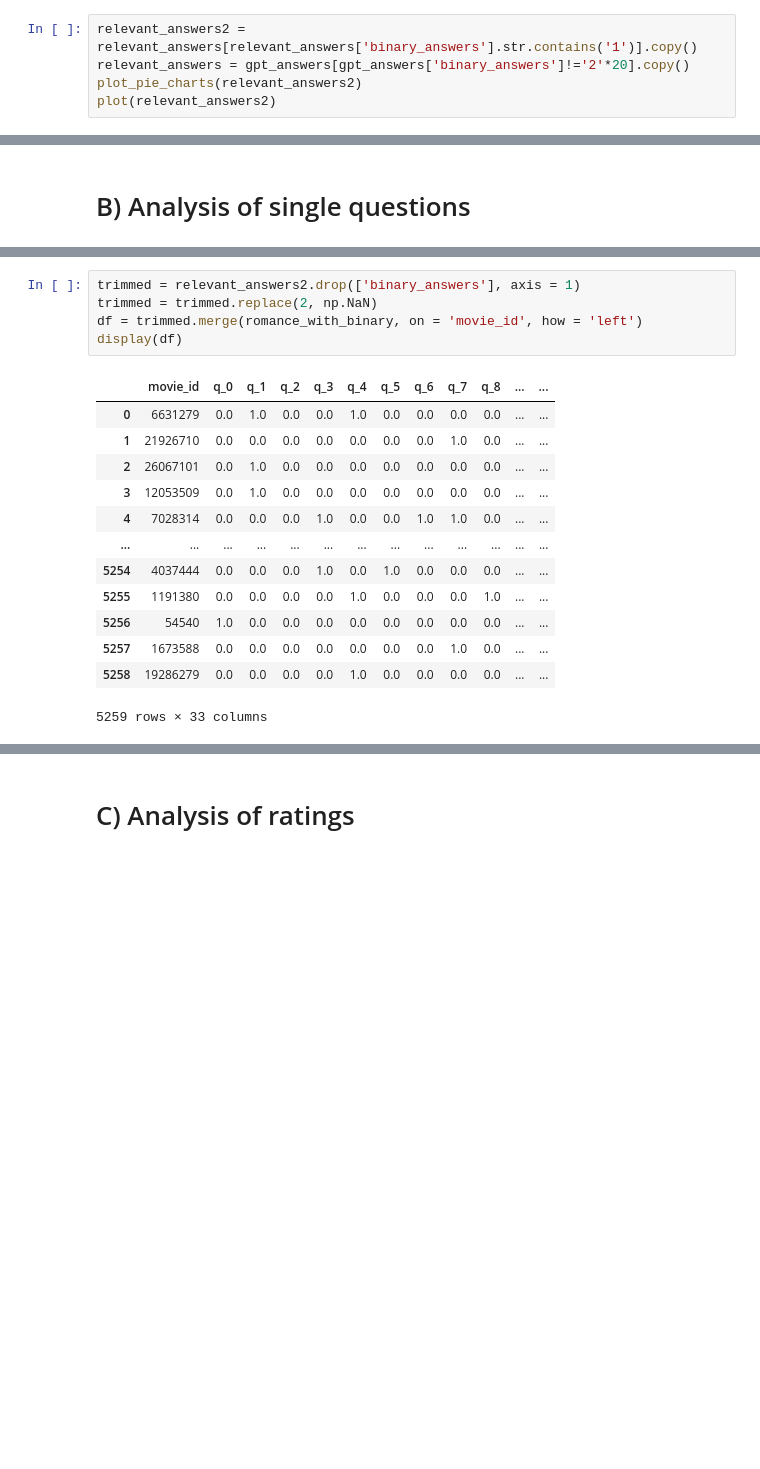
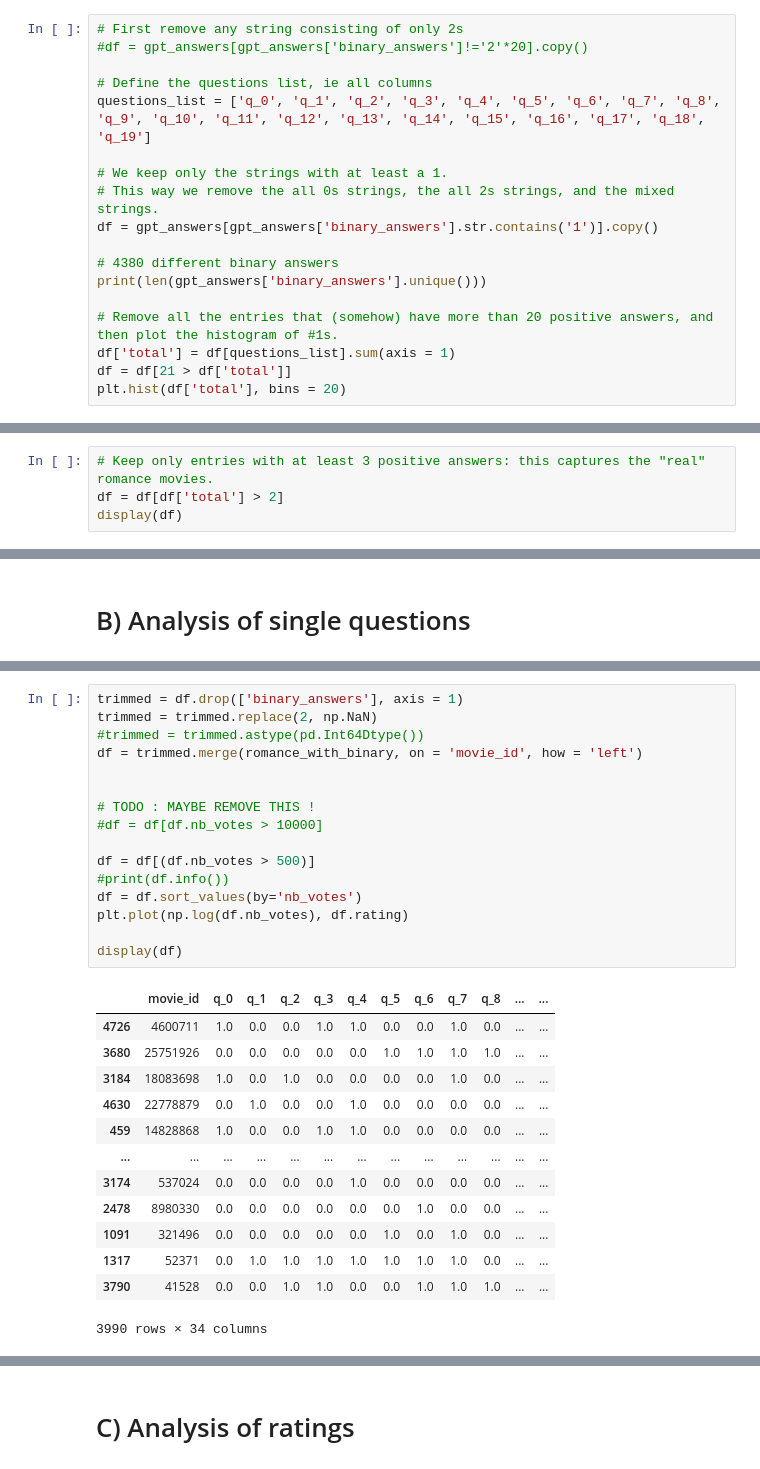
Before and after one commit to epfl-ada/ada-2023-project-theredpandada5, a Jupyter notebook: data_story.ipynb, the cells around one changed output, grey strips where cells are left out. Cells and saved outputs as stored; diff of their text form; blank space fills up the shorter version.

```diff
--- a/data_story.ipynb
+++ b/data_story.ipynb
@@ -113,6 +117,19 @@ def plot_pie_charts(df):
 # %%
-relevant_answers2 = relevant_answers[relevant_answers['binary_answers'].str.contains('1')].copy()
-relevant_answers = gpt_answers[gpt_answers['binary_answers']!='2'*20].copy()
-plot_pie_charts(relevant_answers2)
-plot(relevant_answers2)
+# First remove any string consisting of only 2s
+#df = gpt_answers[gpt_answers['binary_answers']!='2'*20].copy()
+
+# Define the questions list, ie all columns
+questions_list = ['q_0', 'q_1', 'q_2', 'q_3', 'q_4', 'q_5', 'q_6', 'q_7', 'q_8', 'q_9', 'q_10', 'q_11', 'q_12', 'q_13', 'q_14', 'q_15', 'q_16', 'q_17', 'q_18', 'q_19']
+
+# We keep only the strings with at least a 1.
+# This way we remove the all 0s strings, the all 2s strings, and the mixed strings.
+df = gpt_answers[gpt_answers['binary_answers'].str.contains('1')].copy()
+
+# 4380 different binary answers
+print(len(gpt_answers['binary_answers'].unique()))
+
+# Remove all the entries that (somehow) have more than 20 positive answers, and then plot the histogram of #1s.
+df['total'] = df[questions_list].sum(axis = 1)
+df = df[21 > df['total']]
+plt.hist(df['total'], bins = 20)
 # %% [output]
@@ -120,0 +146,4 @@ plot(relevant_answers2)
+# %%
+# Keep only entries with at least 3 positive answers: this captures the "real" romance movies.
+df = df[df['total'] > 2]
+display(df)
@@ -169,19 +201,30 @@ Name: 24, dtype: object
 # %%
-trimmed = relevant_answers2.drop(['binary_answers'], axis = 1)
+trimmed = df.drop(['binary_answers'], axis = 1)
 trimmed = trimmed.replace(2, np.NaN)
+#trimmed = trimmed.astype(pd.Int64Dtype())
 df = trimmed.merge(romance_with_binary, on = 'movie_id', how = 'left')
+
+
+# TODO : MAYBE REMOVE THIS !
+#df = df[df.nb_votes > 10000]
+
+df = df[(df.nb_votes > 500)]
+#print(df.info())
+df = df.sort_values(by='nb_votes')
+plt.plot(np.log(df.nb_votes), df.rating)
+
 display(df)
 # %% [output]
 |  | movie_id | q_0 | q_1 | q_2 | q_3 | q_4 | q_5 | q_6 | q_7 | q_8 | ... | ... |
-| 0 | 6631279 | 0.0 | 1.0 | 0.0 | 0.0 | 1.0 | 0.0 | 0.0 | 0.0 | 0.0 | ... | ... |
-| 1 | 21926710 | 0.0 | 0.0 | 0.0 | 0.0 | 0.0 | 0.0 | 0.0 | 1.0 | 0.0 | ... | ... |
-| 2 | 26067101 | 0.0 | 1.0 | 0.0 | 0.0 | 0.0 | 0.0 | 0.0 | 0.0 | 0.0 | ... | ... |
-| 3 | 12053509 | 0.0 | 1.0 | 0.0 | 0.0 | 0.0 | 0.0 | 0.0 | 0.0 | 0.0 | ... | ... |
-| 4 | 7028314 | 0.0 | 0.0 | 0.0 | 1.0 | 0.0 | 0.0 | 1.0 | 1.0 | 0.0 | ... | ... |
+| 4726 | 4600711 | 1.0 | 0.0 | 0.0 | 1.0 | 1.0 | 0.0 | 0.0 | 1.0 | 0.0 | ... | ... |
+| 3680 | 25751926 | 0.0 | 0.0 | 0.0 | 0.0 | 0.0 | 1.0 | 1.0 | 1.0 | 1.0 | ... | ... |
+| 3184 | 18083698 | 1.0 | 0.0 | 1.0 | 0.0 | 0.0 | 0.0 | 0.0 | 1.0 | 0.0 | ... | ... |
+| 4630 | 22778879 | 0.0 | 1.0 | 0.0 | 0.0 | 1.0 | 0.0 | 0.0 | 0.0 | 0.0 | ... | ... |
+| 459 | 14828868 | 1.0 | 0.0 | 0.0 | 1.0 | 1.0 | 0.0 | 0.0 | 0.0 | 0.0 | ... | ... |
 | ... | ... | ... | ... | ... | ... | ... | ... | ... | ... | ... | ... | ... |
-| 5254 | 4037444 | 0.0 | 0.0 | 0.0 | 1.0 | 0.0 | 1.0 | 0.0 | 0.0 | 0.0 | ... | ... |
-| 5255 | 1191380 | 0.0 | 0.0 | 0.0 | 0.0 | 1.0 | 0.0 | 0.0 | 0.0 | 1.0 | ... | ... |
-| 5256 | 54540 | 1.0 | 0.0 | 0.0 | 0.0 | 0.0 | 0.0 | 0.0 | 0.0 | 0.0 | ... | ... |
-| 5257 | 1673588 | 0.0 | 0.0 | 0.0 | 0.0 | 0.0 | 0.0 | 0.0 | 1.0 | 0.0 | ... | ... |
-| 5258 | 19286279 | 0.0 | 0.0 | 0.0 | 0.0 | 1.0 | 0.0 | 0.0 | 0.0 | 0.0 | ... | ... |
+| 3174 | 537024 | 0.0 | 0.0 | 0.0 | 0.0 | 1.0 | 0.0 | 0.0 | 0.0 | 0.0 | ... | ... |
+| 2478 | 8980330 | 0.0 | 0.0 | 0.0 | 0.0 | 0.0 | 0.0 | 1.0 | 0.0 | 0.0 | ... | ... |
+| 1091 | 321496 | 0.0 | 0.0 | 0.0 | 0.0 | 0.0 | 1.0 | 0.0 | 1.0 | 0.0 | ... | ... |
+| 1317 | 52371 | 0.0 | 1.0 | 1.0 | 1.0 | 1.0 | 1.0 | 1.0 | 1.0 | 0.0 | ... | ... |
+| 3790 | 41528 | 0.0 | 0.0 | 1.0 | 1.0 | 0.0 | 0.0 | 1.0 | 1.0 | 1.0 | ... | ... |
-5259 rows × 33 columns
+3990 rows × 34 columns
```
Also changed, not shown: parts of 35 cells of this notebook.
